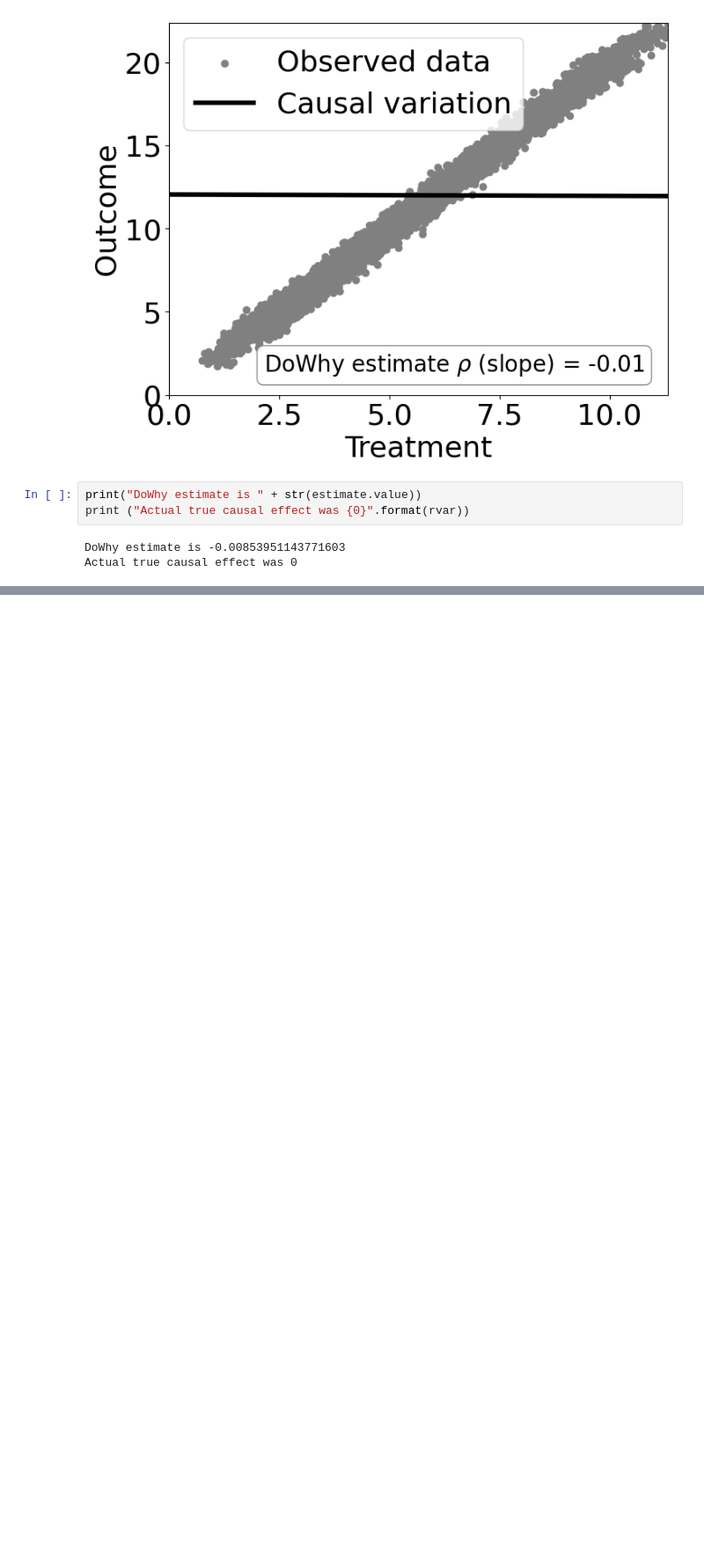
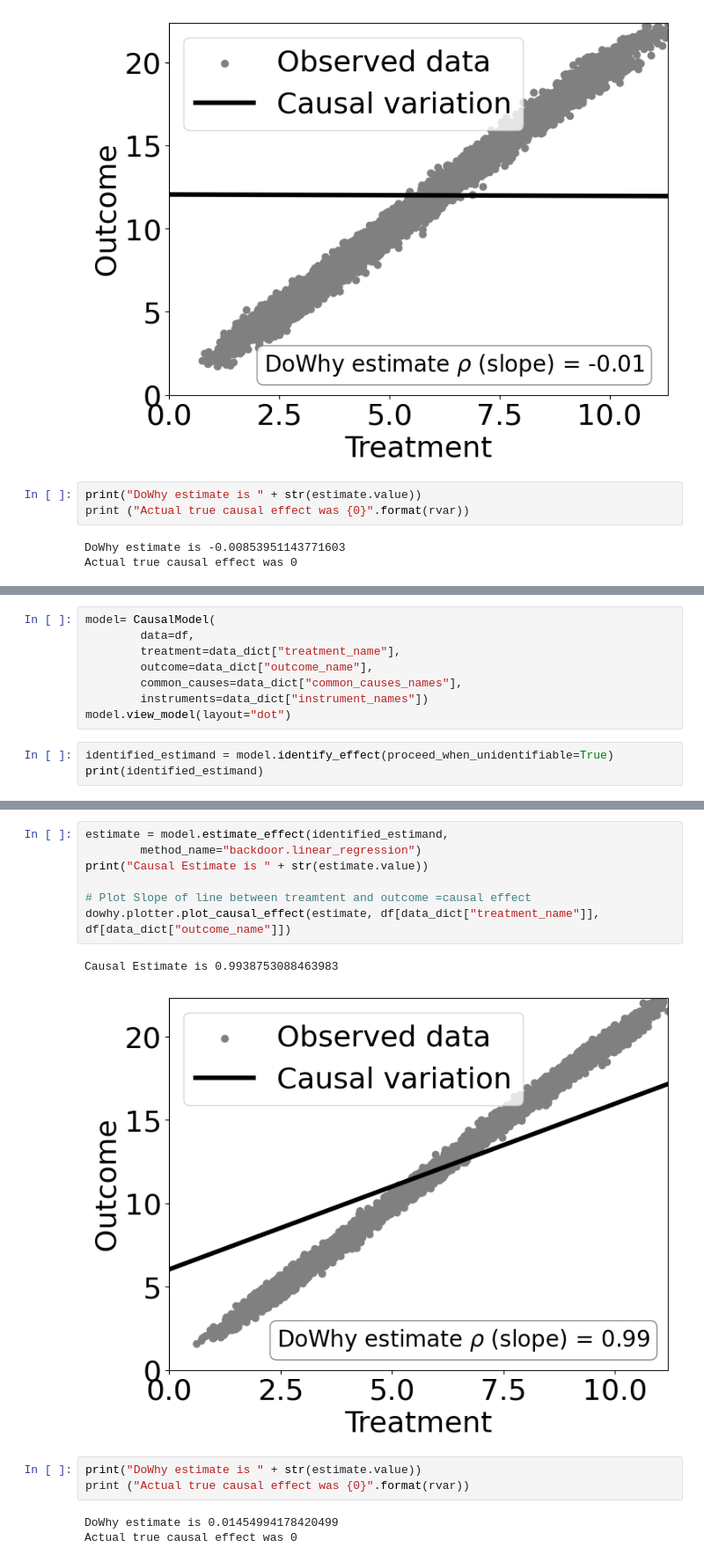
Before and after one commit to lhb0803/causal-inference, a Jupyter notebook: dowhy/confounder_example.ipynb, the cells around one changed output, grey strips where cells are left out. Shown at 88% size. Drawn from its saved outputs; the diff is of its cells as text; blank space fills up the shorter version.

```diff
--- a/dowhy/confounder_example.ipynb
+++ b/dowhy/confounder_example.ipynb
@@ -93,0 +117,11 @@ Actual true causal effect was 0
+# %%
+model= CausalModel(
+        data=df,
+        treatment=data_dict["treatment_name"],
+        outcome=data_dict["outcome_name"],
+        common_causes=data_dict["common_causes_names"],
+        instruments=data_dict["instrument_names"])
+model.view_model(layout="dot")
+# %%
+identified_estimand = model.identify_effect(proceed_when_unidentifiable=True)
+print(identified_estimand)
@@ -93,0 +146,16 @@ Actual true causal effect was 0
+# %%
+estimate = model.estimate_effect(identified_estimand,
+        method_name="backdoor.linear_regression")
+print("Causal Estimate is " + str(estimate.value))
+
+# Plot Slope of line between treamtent and outcome =causal effect
+dowhy.plotter.plot_causal_effect(estimate, df[data_dict["treatment_name"]], df[data_dict["outcome_name"]])
+# %% [output]
+Causal Estimate is 0.9938753088463983
+[figure, added]
+# %%
+print("DoWhy estimate is " + str(estimate.value))
+print ("Actual true causal effect was {0}".format(rvar))
+# %% [output]
+DoWhy estimate is 0.01454994178420499
+Actual true causal effect was 0
```
Also changed, not shown: parts of 6 cells of this notebook.
